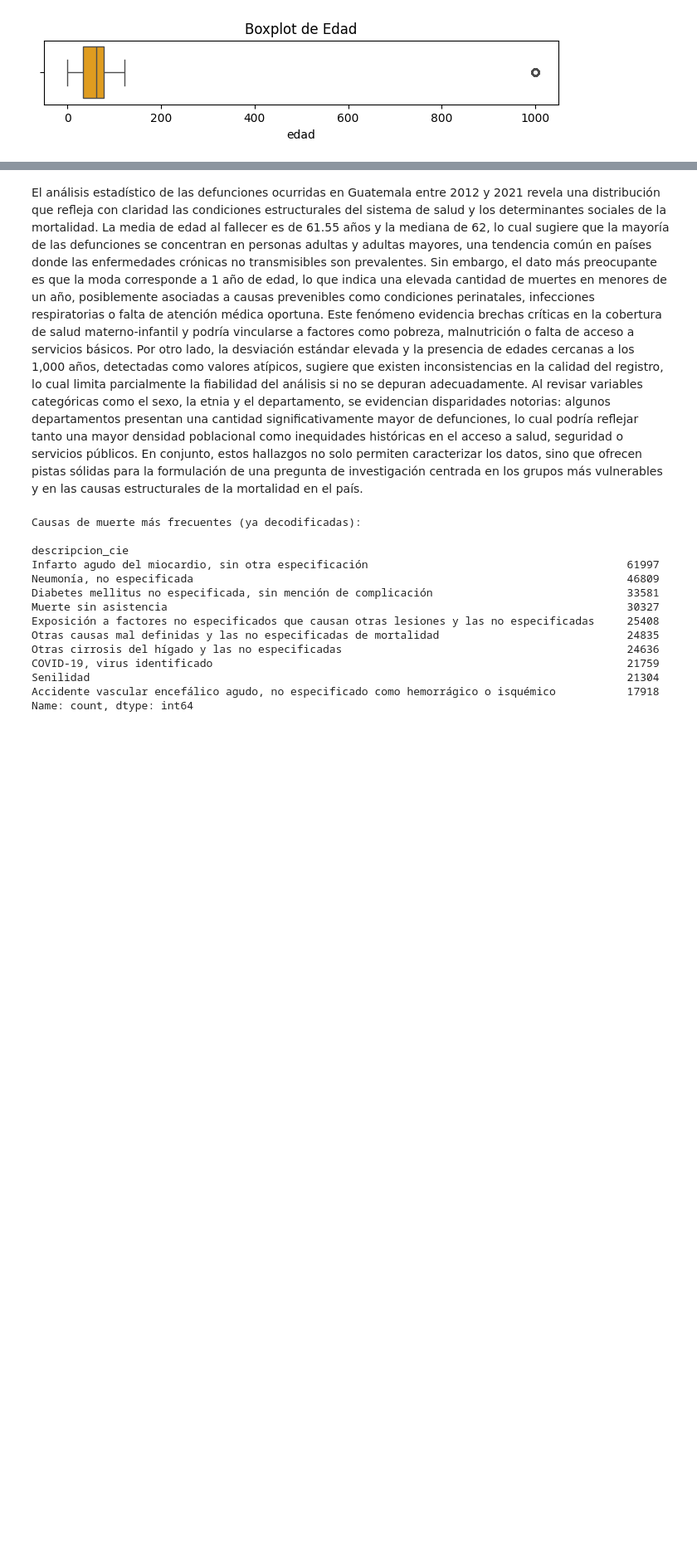
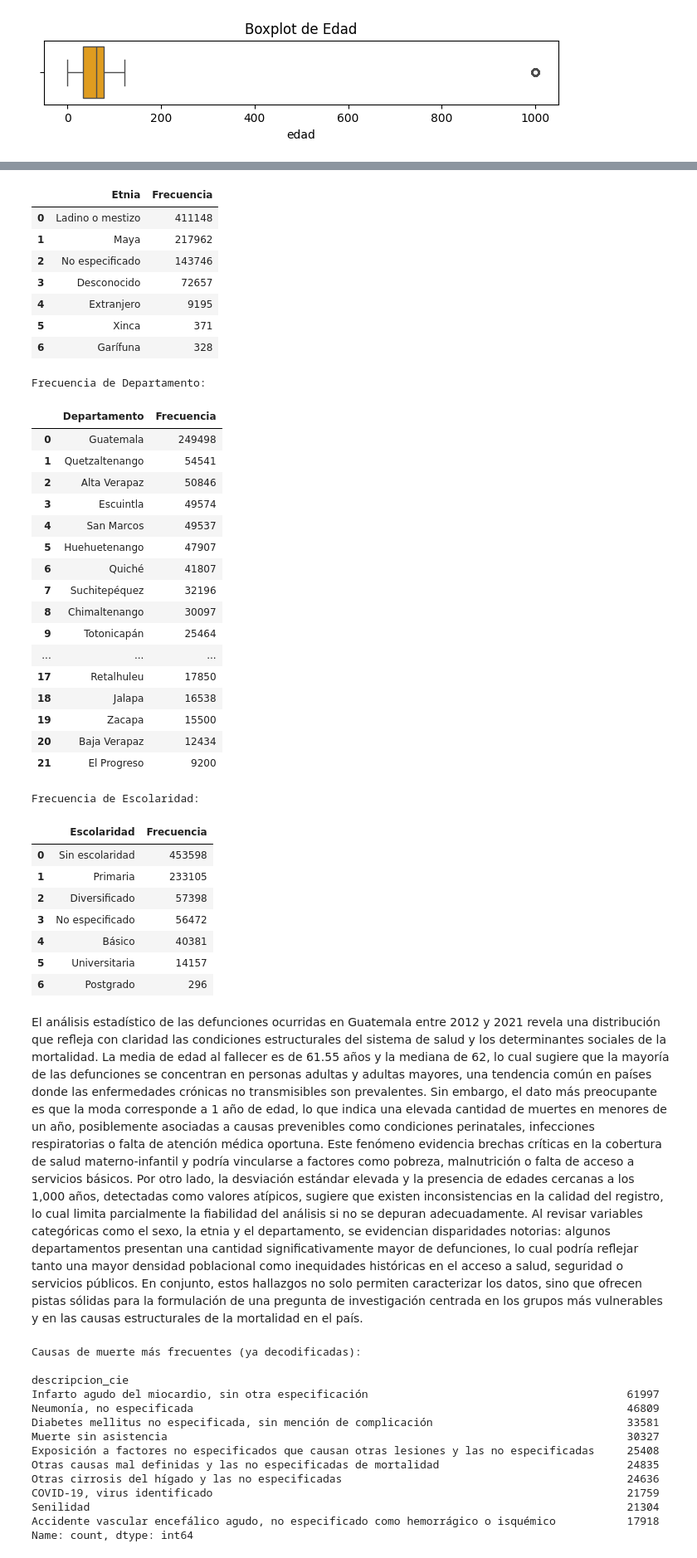
Before and after one commit to michellemej22596/Proyecto3-MineriadeDatos, a Jupyter notebook: analisisdefunciones.ipynb, the cells around one changed output, grey strips where cells are left out. Shown at 83% size. Saved outputs shown, nothing was run; the diff lists cells and outputs as text; code cells hidden in the pictures; blank space fills up the shorter version.

Commit message:
Mejora de claridad en datos de frecuencia

```diff
--- a/analisisdefunciones.ipynb
+++ b/analisisdefunciones.ipynb
@@ -3,6 +3,7 @@
 import pandas as pd
 import matplotlib.pyplot as plt
 import seaborn as sns
+from IPython.display import display
 
 # Cargar el archivo limpio
 df = pd.read_csv("defunciones_clean.csv", low_memory=False)
@@ -29,7 +30,7 @@ if 'edad' in df.columns:
     print(percentiles)
 
     # Histograma
-    plt.figure(figsize=(10,5))
+    plt.figure(figsize=(10, 5))
     sns.histplot(df["edad"], bins=50, kde=True, color='skyblue')
     plt.title("Distribución de Edad en Defunciones")
     plt.xlabel("Edad")
@@ -45,13 +46,49 @@ if 'edad' in df.columns:
 else:
     print("La columna 'edad' no se encuentra en el archivo.")
 
-# Tablas de frecuencia para variables categóricas corregidas
+# 🔹 Mapas de interpretación de códigos
+map_sexo = {1: 'Masculino', 2: 'Femenino'}
+map_etnia = {
+    1: 'Maya', 2: 'Garífuna', 3: 'Xinca', 4: 'Ladino o mestizo',
+    5: 'Extranjero', 9: 'No especificado'
+}
+map_departamento = {
+    1.0: 'Guatemala', 2.0: 'El Progreso', 3.0: 'Sacatepéquez', 4.0: 'Chimaltenango',
+    5.0: 'Escuintla', 6.0: 'Santa Rosa', 7.0: 'Sololá', 8.0: 'Totonicapán',
+    9.0: 'Quetzaltenango', 10.0: 'Suchitepéquez', 11.0: 'Retalhuleu',
+    12.0: 'San Marcos', 13.0: 'Huehuetenango', 14.0: 'Quiché', 15.0: 'Baja Verapaz',
+    16.0: 'Alta Verapaz', 17.0: 'Petén', 18.0: 'Izabal', 19.0: 'Zacapa',
+    20.0: 'Chiquimula', 21.0: 'Jalapa', 22.0: 'Jutiapa'
+}
+map_escolaridad = {
+    1.0: 'Sin escolaridad', 2.0: 'Primaria', 3.0: 'Básico',
+    4.0: 'Diversificado', 5.0: 'Universitaria', 6.0: 'Postgrado', 9.0: 'No especificado'
+}
+
+# 🔹 Aplicar los mapeos a las columnas
+if 'sexo' in df.columns:
+    df['sexo'] = df['sexo'].map(map_sexo).fillna('Desconocido')
+
+if 'etnia' in df.columns:
+    df['etnia'] = df['etnia'].map(map_etnia).fillna('Desconocido')
+
+if 'departamento' in df.columns:
+    df['departamento'] = pd.to_numeric(df['departamento'], errors='coerce')
+    df['departamento'] = df['departamento'].map(map_departamento).fillna('Desconocido')
+
+if 'escolaridad' in df.columns:
+    df['escolaridad'] = pd.to_numeric(df['escolaridad'], errors='coerce')
+    df['escolaridad'] = df['escolaridad'].map(map_escolaridad).fillna('Desconocido')
+
+# 🔹 Mostrar frecuencias en forma de tabla ordenada
 categoricas = ["sexo", "etnia", "departamento", "escolaridad"]
 
 for col in categoricas:
     if col in df.columns:
-        print(f"\nFrecuencia de {col}:\n")
-        print(df[col].value_counts(dropna=False))
+        print(f"\nFrecuencia de {col.capitalize()}:\n")
+        freq_table = df[col].value_counts(dropna=False).reset_index()
+        freq_table.columns = [col.capitalize(), 'Frecuencia']
+        display(freq_table)
     else:
         print(f"\nLa columna '{col}' no se encuentra en el archivo.")
 # %% [output]
@@ -87 +112,36 @@ Name: count, dtype: int64
+|  | Etnia | Frecuencia |
+| 0 | Ladino o mestizo | 411148 |
+| 1 | Maya | 217962 |
+| 2 | No especificado | 143746 |
+| 3 | Desconocido | 72657 |
+| 4 | Extranjero | 9195 |
+| 5 | Xinca | 371 |
+| 6 | Garífuna | 328 |
+Frecuencia de Departamento:
+|  | Departamento | Frecuencia |
+| 0 | Guatemala | 249498 |
+| 1 | Quetzaltenango | 54541 |
+| 2 | Alta Verapaz | 50846 |
+| 3 | Escuintla | 49574 |
+| 4 | San Marcos | 49537 |
+| 5 | Huehuetenango | 47907 |
+| 6 | Quiché | 41807 |
+| 7 | Suchitepéquez | 32196 |
+| 8 | Chimaltenango | 30097 |
+| 9 | Totonicapán | 25464 |
+| ... | ... | ... |
+| 17 | Retalhuleu | 17850 |
+| 18 | Jalapa | 16538 |
+| 19 | Zacapa | 15500 |
+| 20 | Baja Verapaz | 12434 |
+| 21 | El Progreso | 9200 |
+Frecuencia de Escolaridad:
+|  | Escolaridad | Frecuencia |
+| 0 | Sin escolaridad | 453598 |
+| 1 | Primaria | 233105 |
+| 2 | Diversificado | 57398 |
+| 3 | No especificado | 56472 |
+| 4 | Básico | 40381 |
+| 5 | Universitaria | 14157 |
+| 6 | Postgrado | 296 |
 # %% [markdown]
```
Also changed, not shown: parts of 1 cell of this notebook.
